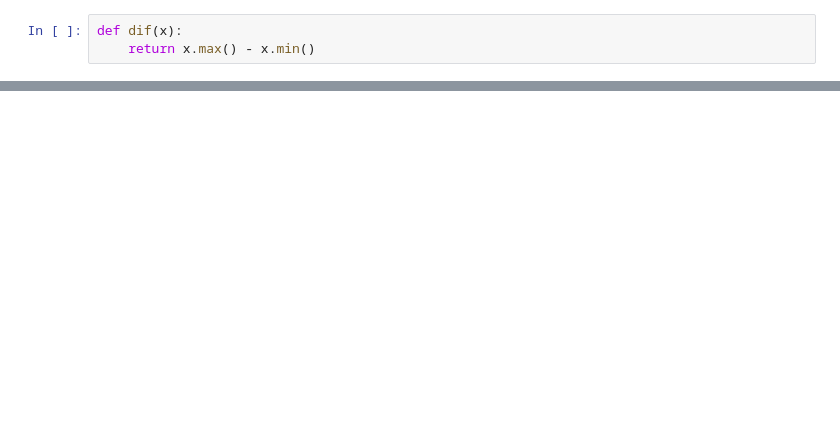
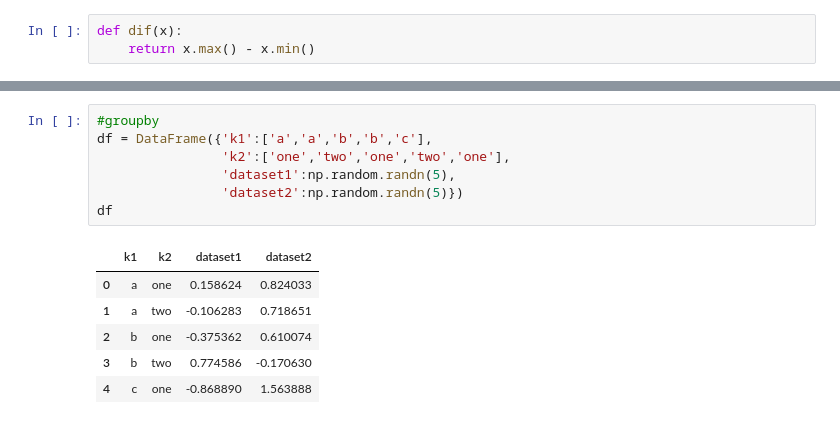
Before and after one commit to YuheWu701/CIS310., a Jupyter notebook: FA2021/week13/py_pdmap-apply-group.ipynb, the cells around one changed output, grey strips where cells are left out. Cells and saved outputs as stored; diff of their text form; blank space fills up the shorter version.

```diff
--- a/FA2021/week13/py_pdmap-apply-group.ipynb
+++ b/FA2021/week13/py_pdmap-apply-group.ipynb
@@ -107,0 +148,14 @@ dtype: float64
+# %%
+#groupby
+df = DataFrame({'k1':['a','a','b','b','c'],
+                'k2':['one','two','one','two','one'],
+                'dataset1':np.random.randn(5),
+                'dataset2':np.random.randn(5)})
+df
+# %% [output]
+|  | k1 | k2 | dataset1 | dataset2 |
+| 0 | a | one | 0.158624 | 0.824033 |
+| 1 | a | two | -0.106283 | 0.718651 |
+| 2 | b | one | -0.375362 | 0.610074 |
+| 3 | b | two | 0.774586 | -0.170630 |
+| 4 | c | one | -0.868890 | 1.563888 |
```
Also changed, not shown: parts of 22 cells of this notebook, 4 other files.
